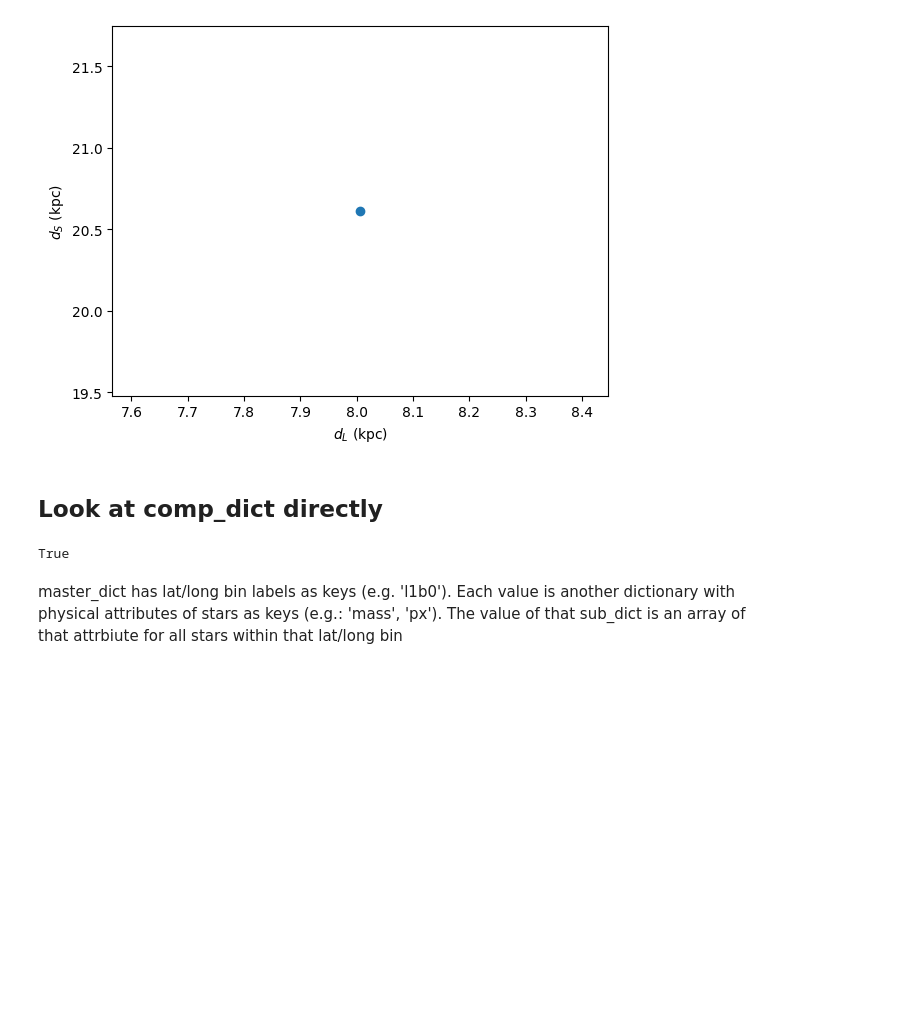
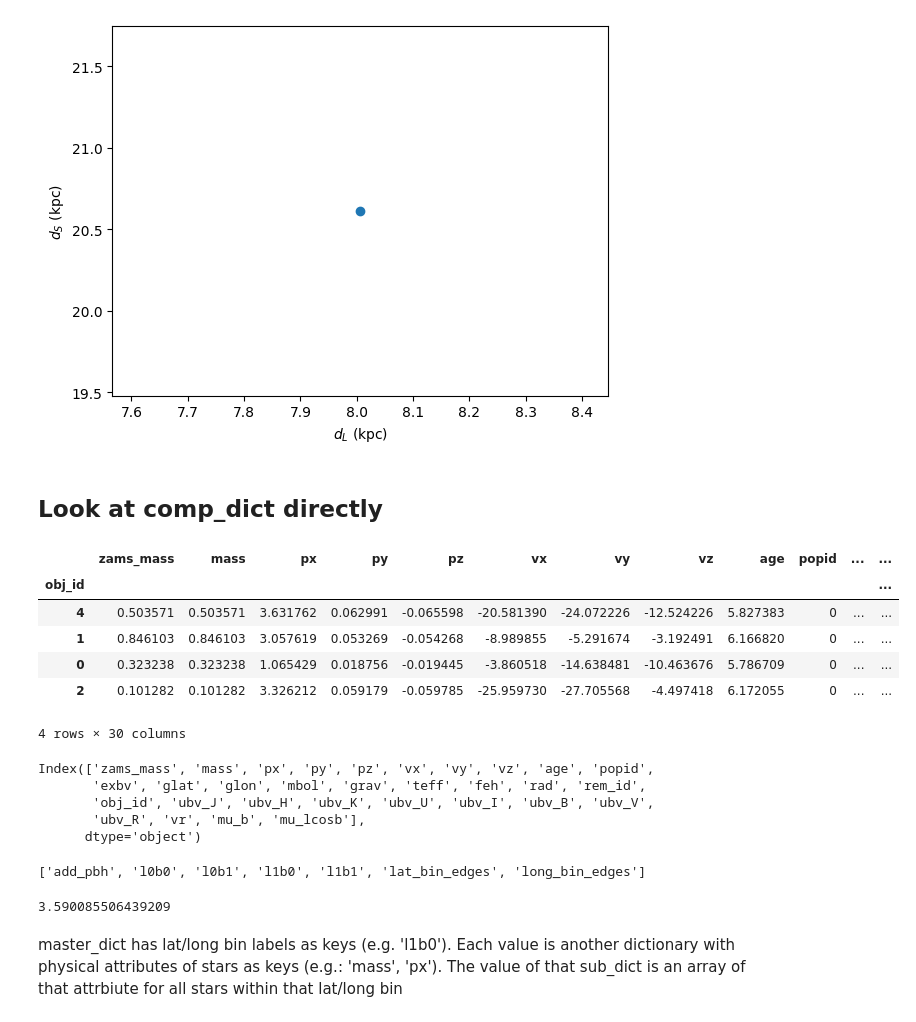
Before and after one commit to NolanSmyth/PopSyCLE, a Jupyter notebook: docs/PopSyCLE_pbh_docker.ipynb, the cells around one changed output. Drawn from its saved outputs; the diff is of its cells as text; code cells hidden in the pictures; blank space fills up the shorter version.

Commit message:
adding dataframes to comp_dict analysis

```diff
--- a/docs/PopSyCLE_pbh_docker.ipynb
+++ b/docs/PopSyCLE_pbh_docker.ipynb
@@ -234,13 +235,50 @@ plt.show()
 # %%
 import h5py
 # %%
+# data_file='example_ffp.h5' #this is the compact object dictionary after PBHs are injected
+# ignored_keys = {'add_pbh', 'lat_bin_edges', 'long_bin_edges'}
+# bins_dict = {}
+# with h5py.File(data_file, 'r') as f:
+#     h5keys = list(f.keys())
+#     for key in h5keys:
+#         if key not in ignored_keys:
+#             bins_dict[key] = np.array(f[key])
+
+
 data_file='example_ffp.h5' #this is the compact object dictionary after PBHs are injected
 ignored_keys = {'add_pbh', 'lat_bin_edges', 'long_bin_edges'}
 bins_dict = {}
 with h5py.File(data_file, 'r') as f:
-    h5keys = list(f.keys())
-    for key in h5keys:
+    phys_keys = np.array(f['l0b0'].dtype.names)
+    df = pd.DataFrame(columns=phys_keys)
+
+    for key in list(f.keys()):
         if key not in ignored_keys:
-            bins_dict[key] = np.array(f[key])
+            for star in np.array(f[key]):
+                star_d = {phys_key:star[i] for i, phys_key in enumerate(phys_keys) }
+                df = pd.concat([df, pd.DataFrame([star_d])])
-# %% [output]
-True
+# %%
+df.set_index('obj_id')
+# %% [output]
+|  | zams_mass | mass | px | py | pz | vx | vy | vz | age | popid | ... | ... |
+| obj_id |  |  |  |  |  |  |  |  |  |  |  | ... |
+| 4 | 0.503571 | 0.503571 | 3.631762 | 0.062991 | -0.065598 | -20.581390 | -24.072226 | -12.524226 | 5.827383 | 0 | ... | ... |
+| 1 | 0.846103 | 0.846103 | 3.057619 | 0.053269 | -0.054268 | -8.989855 | -5.291674 | -3.192491 | 6.166820 | 0 | ... | ... |
+| 0 | 0.323238 | 0.323238 | 1.065429 | 0.018756 | -0.019445 | -3.860518 | -14.638481 | -10.463676 | 5.786709 | 0 | ... | ... |
+| 2 | 0.101282 | 0.101282 | 3.326212 | 0.059179 | -0.059785 | -25.959730 | -27.705568 | -4.497418 | 6.172055 | 0 | ... | ... |
+4 rows × 30 columns
+# %%
+df.keys()
+# %% [output]
+Index(['zams_mass', 'mass', 'px', 'py', 'pz', 'vx', 'vy', 'vz', 'age', 'popid',
+       'exbv', 'glat', 'glon', 'mbol', 'grav', 'teff', 'feh', 'rad', 'rem_id',
+       'obj_id', 'ubv_J', 'ubv_H', 'ubv_K', 'ubv_U', 'ubv_I', 'ubv_B', 'ubv_V',
+       'ubv_R', 'vr', 'mu_b', 'mu_lcosb'],
+      dtype='object')
+# %%
+with h5py.File(data_file, 'r') as f:
+    h5keys = list(f.keys())
+    print(h5keys)
+    dat = np.array(f['l0b0'])
+# %% [output]
+['add_pbh', 'l0b0', 'l0b1', 'l1b0', 'l1b1', 'lat_bin_edges', 'long_bin_edges']
@@ -247,3 +289,7 @@ True
+# %%
+dat[0][phys_keys['teff']]
+# %% [output]
+3.590085506439209
 # %%
 master_dict = {}
 for bin_key in bins_dict.keys():
```
Also changed, not shown: parts of 5 cells of this notebook.
